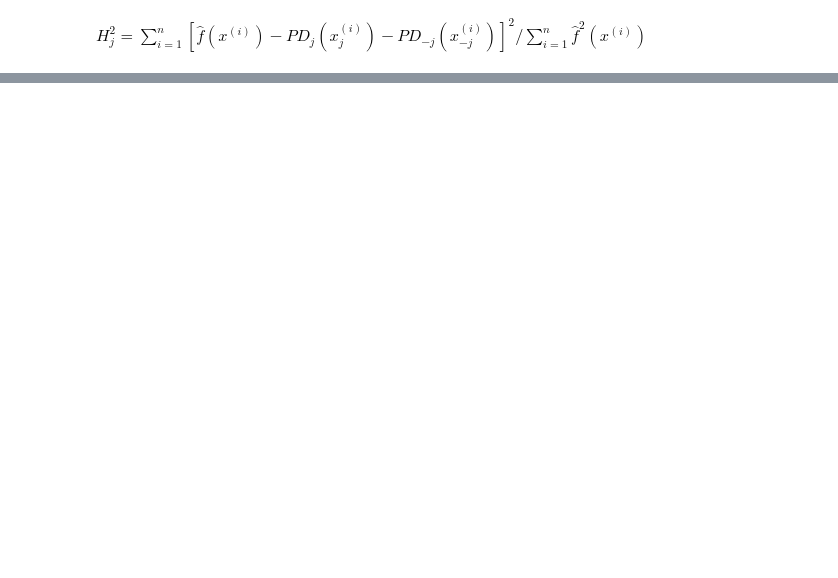
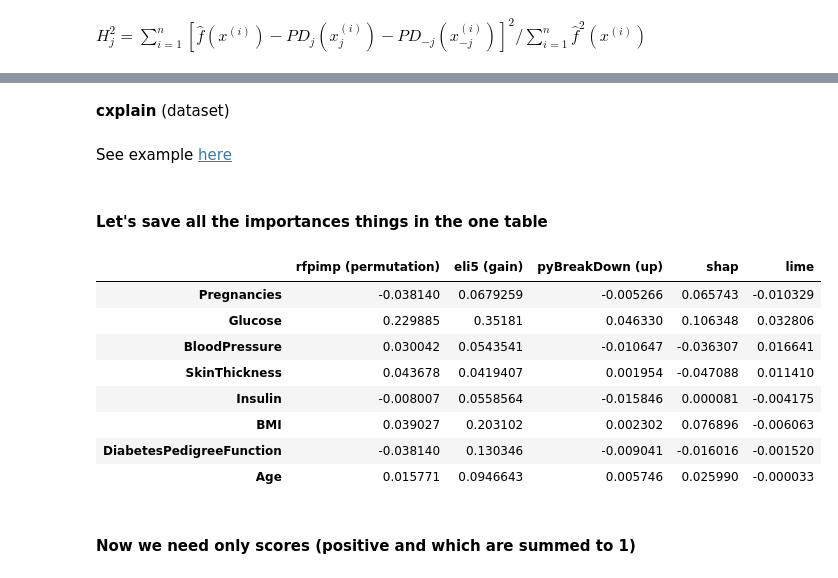
Before and after one commit to MikhailKuz/msu_3course_diary, a Jupyter notebook: experiments/diabets.ipynb, the cells around one changed output, grey strips where cells are left out. Drawn from its saved outputs; the diff is of its cells as text; code cells hidden in the pictures; blank space fills up the shorter version.

```diff
--- a/experiments/diabets.ipynb
+++ b/experiments/diabets.ipynb
@@ -269,0 +297,6 @@ $H_{j}^{2}=\sum_{i=1}^{n}\left[\hat{f}\left(x^{(i)}\right)-P D_{j}\left(x_{j}^{(
+# %%
+def f1_metric(model, X_valid, y_valid, sample_weights):
+    return f1_score(y_valid, model.predict(X_valid))
+
+#permutation importance
+rfpimp.importances(clf, X_valid, y_valid, metric=f1_metric)
@@ -269,0 +330,7 @@ $H_{j}^{2}=\sum_{i=1}^{n}\left[\hat{f}\left(x^{(i)}\right)-P D_{j}\left(x_{j}^{(
+# %%
+from pyBreakDown.explainer import Explainer
+from pyBreakDown.explanation import Explanation
+
+exp = Explainer(clf=clf, data=X_train, colnames=X_train.columns)
+explanation = exp.explain(X_valid.values[0, :], direction='up')
+explanation._attributes
@@ -269,0 +381,6 @@ $H_{j}^{2}=\sum_{i=1}^{n}\left[\hat{f}\left(x^{(i)}\right)-P D_{j}\left(x_{j}^{(
+# %% [markdown]
+**cxplain** (dataset)
+# %% [markdown]
+See example [here](https://github.com/d909b/cxplain/blob/master/examples/boston_housing.ipynb)
+# %% [markdown]
+#### Let's save all the importances things in the one table
@@ -269,0 +431,14 @@ $H_{j}^{2}=\sum_{i=1}^{n}\left[\hat{f}\left(x^{(i)}\right)-P D_{j}\left(x_{j}^{(
+# %%
+all_fi
+# %% [output]
+|  | rfpimp (permutation) | eli5 (gain) | pyBreakDown (up) | shap | lime |
+| Pregnancies | -0.038140 | 0.0679259 | -0.005266 | 0.065743 | -0.010329 |
+| Glucose | 0.229885 | 0.35181 | 0.046330 | 0.106348 | 0.032806 |
+| BloodPressure | 0.030042 | 0.0543541 | -0.010647 | -0.036307 | 0.016641 |
+| SkinThickness | 0.043678 | 0.0419407 | 0.001954 | -0.047088 | 0.011410 |
+| Insulin | -0.008007 | 0.0558564 | -0.015846 | 0.000081 | -0.004175 |
+| BMI | 0.039027 | 0.203102 | 0.002302 | 0.076896 | -0.006063 |
+| DiabetesPedigreeFunction | -0.038140 | 0.130346 | -0.009041 | -0.016016 | -0.001520 |
+| Age | 0.015771 | 0.0946643 | 0.005746 | 0.025990 | -0.000033 |
+# %% [markdown]
+#### Now we need only scores (positive and which are summed to 1)
```
Also changed, not shown: parts of 32 cells of this notebook, 33 other files.
